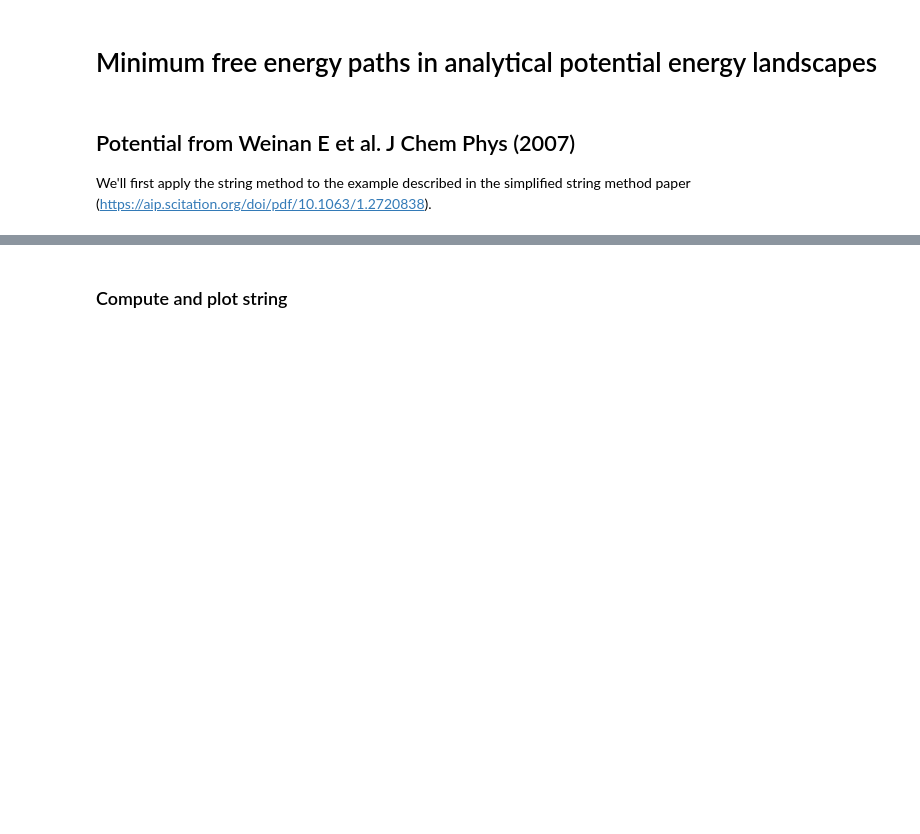
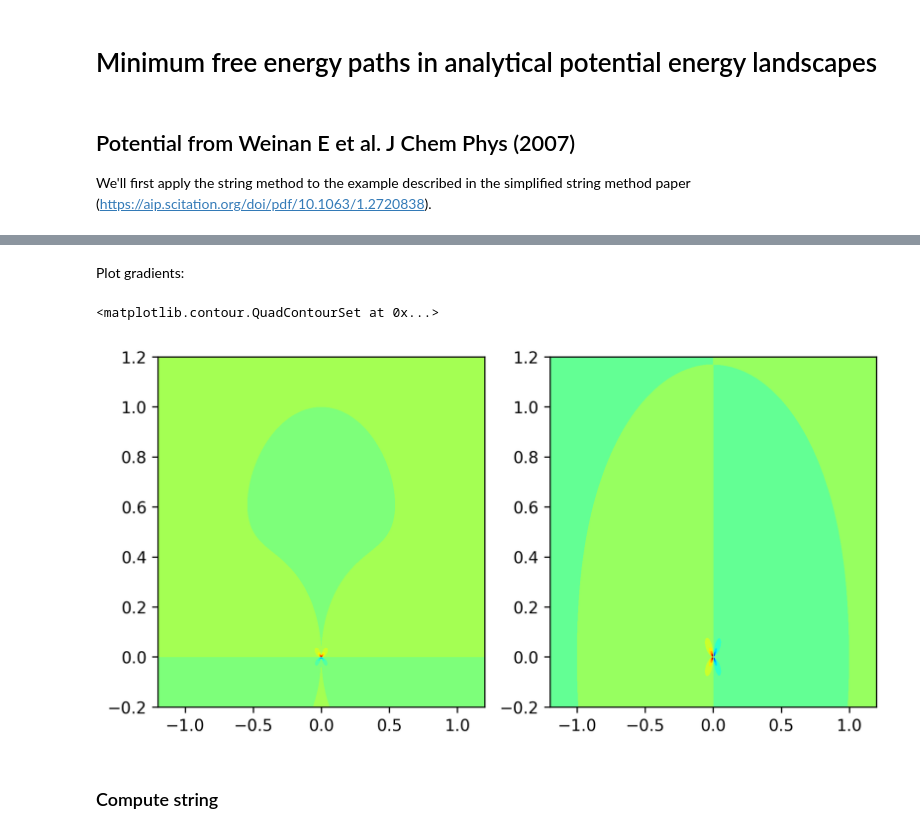
Before and after one commit to apallath/stringmethod, a Jupyter notebook: examples/1_analytical_potential_2D_string.ipynb, the cells around one changed output, grey strips where cells are left out. Saved outputs shown, nothing was run; the diff lists cells and outputs as text; code cells hidden in the pictures; blank space fills up the shorter version.

```diff
--- a/examples/1_analytical_potential_2D_string.ipynb
+++ b/examples/1_analytical_potential_2D_string.ipynb
@@ -13,9 +13,7 @@ We'll first apply the string method to the example described in the simplified s
 def example_potential(x, y):
     return (1 - x ** 2 - y ** 2) ** 2 + y ** 2 / (x ** 2 + y ** 2)
 # %%
-fig, ax = plt.subplots(figsize=(6, 4), dpi=300)
 x = np.linspace(-1.2, 1.2, 500)
 y = np.linspace(-0.2, 1.2, 500)
 xx, yy = np.meshgrid(x, y)
-ax.contourf(xx, yy, example_potential(xx, yy), levels=20, cmap='RdYlBu')
-ax.contour(xx, yy, example_potential(xx, yy), levels=20, colors="black", alpha=0.2)
+V = example_potential(xx, yy)
@@ -24,0 +22,2 @@ ax.contour(xx, yy, example_potential(xx, yy), levels=20, colors="black", alpha=0
+# %%
+S = stringmethod.String2D(x, y, V)
@@ -25,2 +32,11 @@ ax.contour(xx, yy, example_potential(xx, yy), levels=20, colors="black", alpha=0
+# %% [markdown]
+Plot gradients:
+# %%
+fig, ax = plt.subplots(1, 2, figsize=(8, 4), dpi=300)
+ax[0].contourf(xx, yy, S.gradX, levels=20, cmap="jet")
+ax[1].contourf(xx, yy, S.gradY, levels=20, cmap="jet")
+# %% [output]
+<matplotlib.contour.QuadContourSet at 0x...>
+[figure, added]
 # %% [markdown]
-### Compute and plot string
+### Compute string
```
Also changed, not shown: parts of 6 cells of this notebook, 1 other file.
